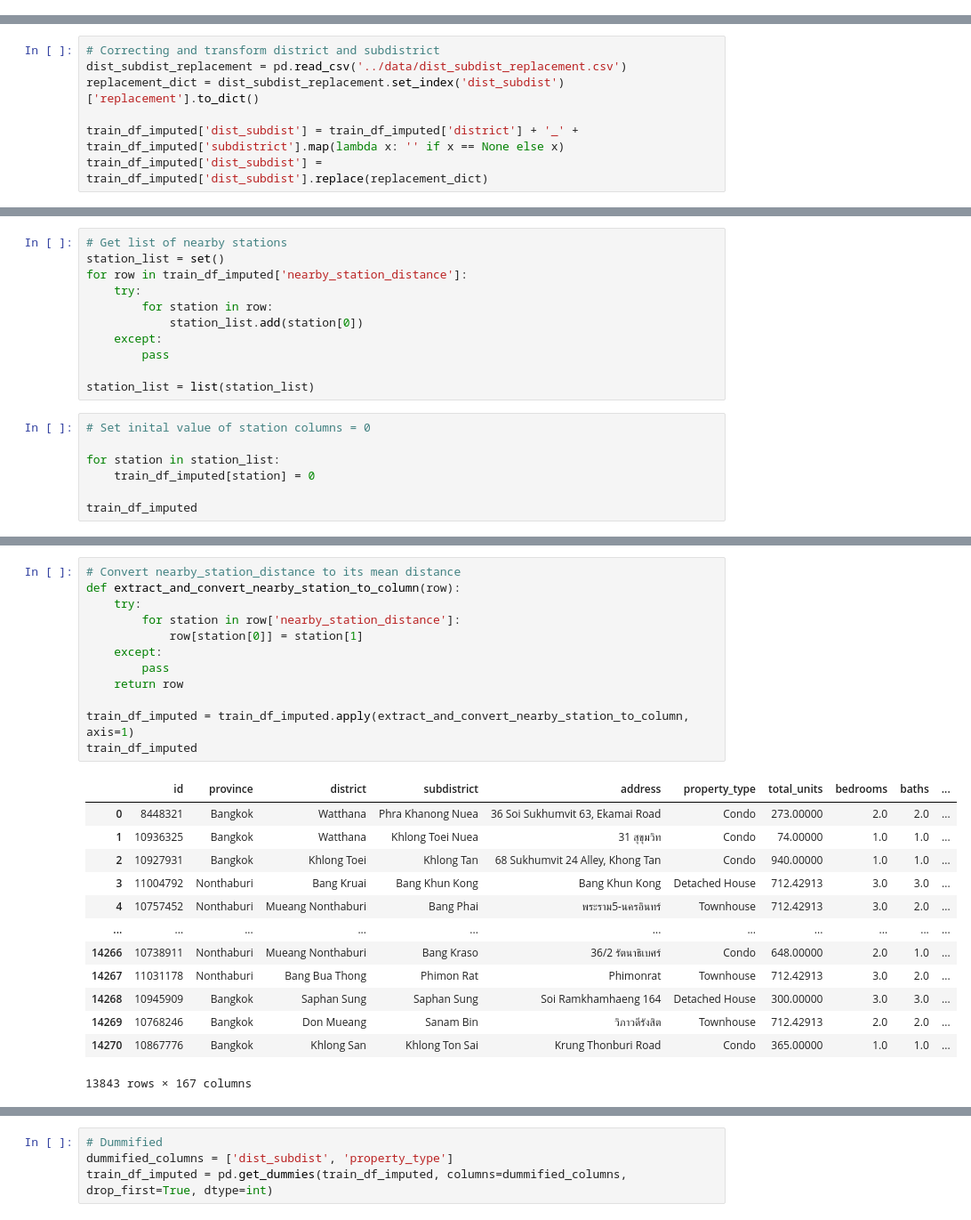
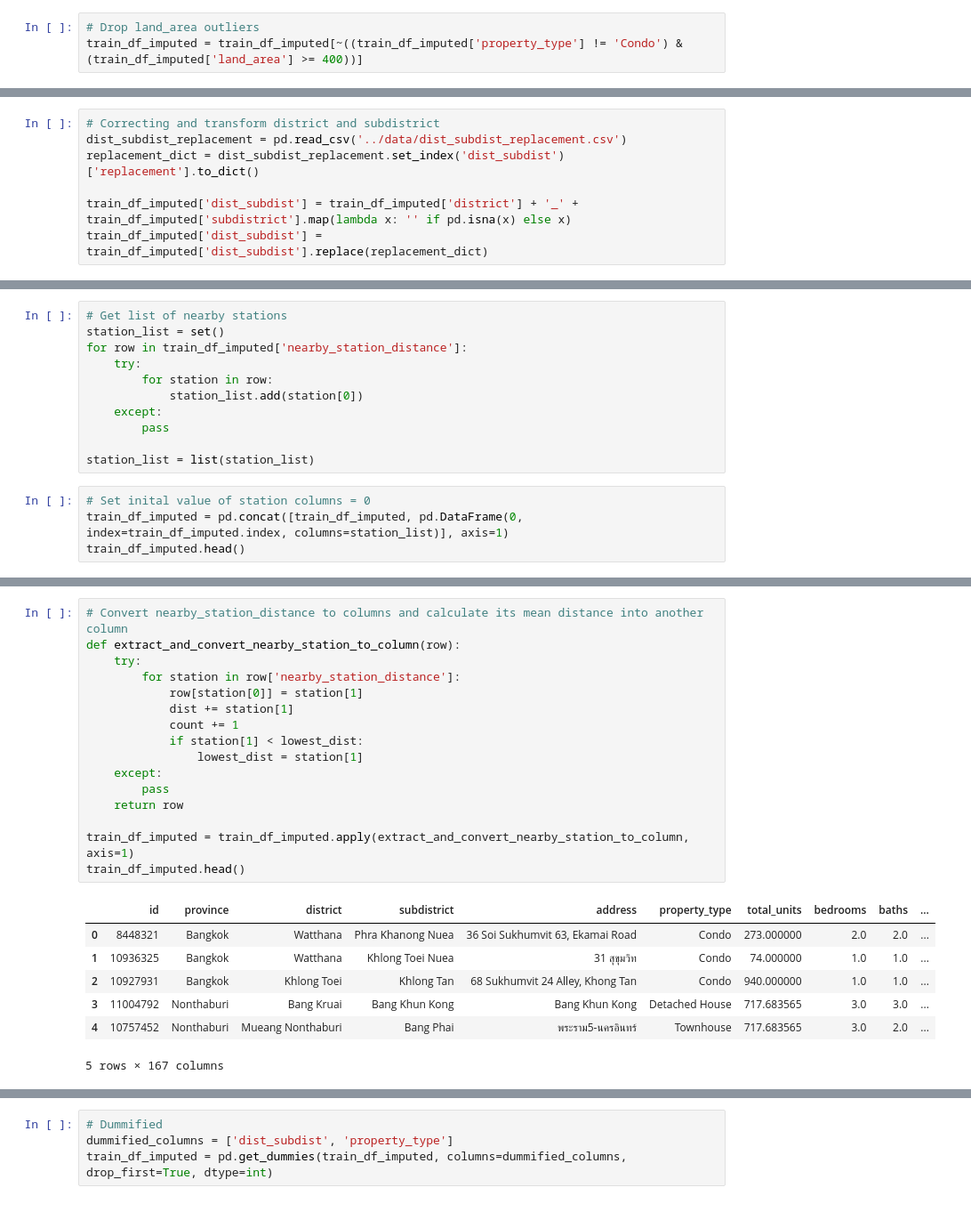
Before and after one commit to wtwwitt/project_2_bangkok_housing_price, a Jupyter notebook: code/Prediction_code_model_8 refactor_opt.ipynb, the cells around one changed output, grey strips where cells are left out. Shown at 89% size. Saved outputs shown, nothing was run; the diff lists cells and outputs as text.

```diff
--- a/code/Prediction_code_model_6.ipynb
+++ b/code/Prediction_code_model_8 refactor_opt.ipynb
@@ -123,0 +146,3 @@ memory usage: 2.5+ MB
+# %%
+# Drop land_area outliers
+train_df_imputed = train_df_imputed[~((train_df_imputed['property_type'] != 'Condo') & (train_df_imputed['land_area'] >= 400))]
@@ -226,5 +221,5 @@ dtype: int64
 dist_subdist_replacement = pd.read_csv('../data/dist_subdist_replacement.csv')
 replacement_dict = dist_subdist_replacement.set_index('dist_subdist')['replacement'].to_dict()
 
-train_df_imputed['dist_subdist'] = train_df_imputed['district'] + '_' + train_df_imputed['subdistrict'].map(lambda x: '' if x == None else x)
+train_df_imputed['dist_subdist'] = train_df_imputed['district'] + '_' + train_df_imputed['subdistrict'].map(lambda x: '' if pd.isna(x) else x)
 train_df_imputed['dist_subdist'] = train_df_imputed['dist_subdist'].replace(replacement_dict)
@@ -255,10 +236,7 @@ for row in train_df_imputed['nearby_station_distance']:
 station_list = list(station_list)
 # %%
 # Set inital value of station columns = 0
-
-for station in station_list:
-    train_df_imputed[station] = 0
-
-train_df_imputed
+train_df_imputed = pd.concat([train_df_imputed, pd.DataFrame(0, index=train_df_imputed.index, columns=station_list)], axis=1)
+train_df_imputed.head()
 # %% [output]
 |  | id | province | district | subdistrict | address | property_type | total_units | bedrooms | baths | ... |
@@ -277,26 +249,24 @@ train_df_imputed
 # %%
-# Convert nearby_station_distance to its mean distance
+# Convert nearby_station_distance to columns and calculate its mean distance into another column
 def extract_and_convert_nearby_station_to_column(row):
     try:
         for station in row['nearby_station_distance']:
             row[station[0]] = station[1]
+            dist += station[1]
+            count += 1
+            if station[1] < lowest_dist:
+                lowest_dist = station[1]
     except:
         pass
     return row
 
 train_df_imputed = train_df_imputed.apply(extract_and_convert_nearby_station_to_column, axis=1)
-train_df_imputed
+train_df_imputed.head()
 # %% [output]
 |  | id | province | district | subdistrict | address | property_type | total_units | bedrooms | baths | ... |
-| 0 | 8448321 | Bangkok | Watthana | Phra Khanong Nuea | 36 Soi Sukhumvit 63, Ekamai Road | Condo | 273.00000 | 2.0 | 2.0 | ... |
-| 1 | 10936325 | Bangkok | Watthana | Khlong Toei Nuea | 31 สุขุมวิท | Condo | 74.00000 | 1.0 | 1.0 | ... |
-| 2 | 10927931 | Bangkok | Khlong Toei | Khlong Tan | 68 Sukhumvit 24 Alley, Khong Tan | Condo | 940.00000 | 1.0 | 1.0 | ... |
-| 3 | 11004792 | Nonthaburi | Bang Kruai | Bang Khun Kong | Bang Khun Kong | Detached House | 712.42913 | 3.0 | 3.0 | ... |
-| 4 | 10757452 | Nonthaburi | Mueang Nonthaburi | Bang Phai | พระราม5-นครอินทร์ | Townhouse | 712.42913 | 3.0 | 2.0 | ... |
-| ... | ... | ... | ... | ... | ... | ... | ... | ... | ... | ... |
-| 14266 | 10738911 | Nonthaburi | Mueang Nonthaburi | Bang Kraso | 36/2 รัตนาธิเบศร์ | Condo | 648.00000 | 2.0 | 1.0 | ... |
-| 14267 | 11031178 | Nonthaburi | Bang Bua Thong | Phimon Rat | Phimonrat | Townhouse | 712.42913 | 3.0 | 2.0 | ... |
-| 14268 | 10945909 | Bangkok | Saphan Sung | Saphan Sung | Soi Ramkhamhaeng 164 | Detached House | 300.00000 | 3.0 | 3.0 | ... |
-| 14269 | 10768246 | Bangkok | Don Mueang | Sanam Bin | วิภาวดีรังสิต | Townhouse | 712.42913 | 2.0 | 2.0 | ... |
-| 14270 | 10867776 | Bangkok | Khlong San | Khlong Ton Sai | Krung Thonburi Road | Condo | 365.00000 | 1.0 | 1.0 | ... |
+| 0 | 8448321 | Bangkok | Watthana | Phra Khanong Nuea | 36 Soi Sukhumvit 63, Ekamai Road | Condo | 273.000000 | 2.0 | 2.0 | ... |
+| 1 | 10936325 | Bangkok | Watthana | Khlong Toei Nuea | 31 สุขุมวิท | Condo | 74.000000 | 1.0 | 1.0 | ... |
+| 2 | 10927931 | Bangkok | Khlong Toei | Khlong Tan | 68 Sukhumvit 24 Alley, Khong Tan | Condo | 940.000000 | 1.0 | 1.0 | ... |
+| 3 | 11004792 | Nonthaburi | Bang Kruai | Bang Khun Kong | Bang Khun Kong | Detached House | 717.683565 | 3.0 | 3.0 | ... |
+| 4 | 10757452 | Nonthaburi | Mueang Nonthaburi | Bang Phai | พระราม5-นครอินทร์ | Townhouse | 717.683565 | 3.0 | 2.0 | ... |
-13843 rows × 167 columns
+5 rows × 167 columns
```
Also changed, not shown: parts of 44 cells of this notebook, 17 other files.
